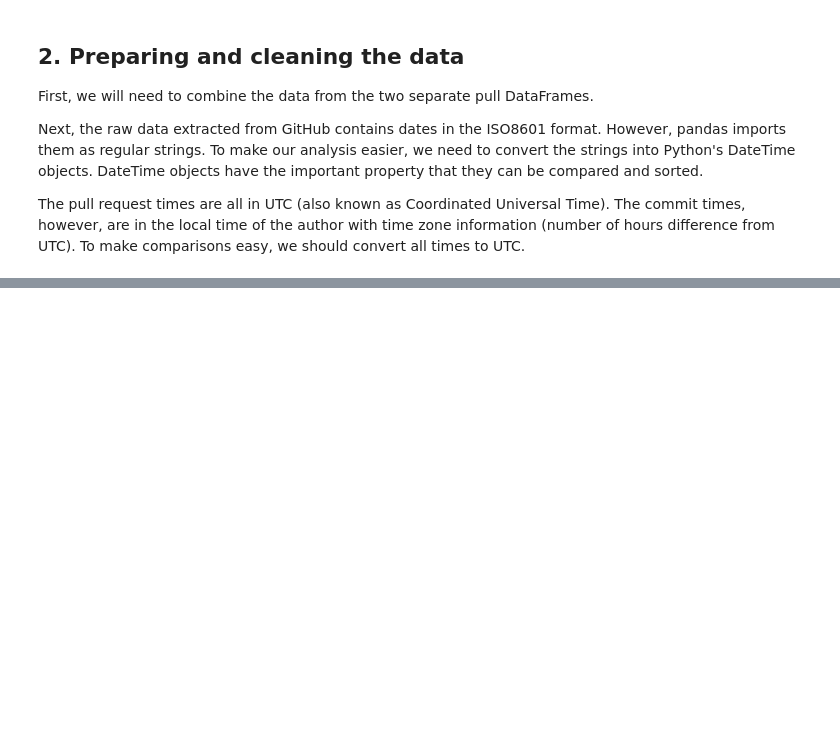
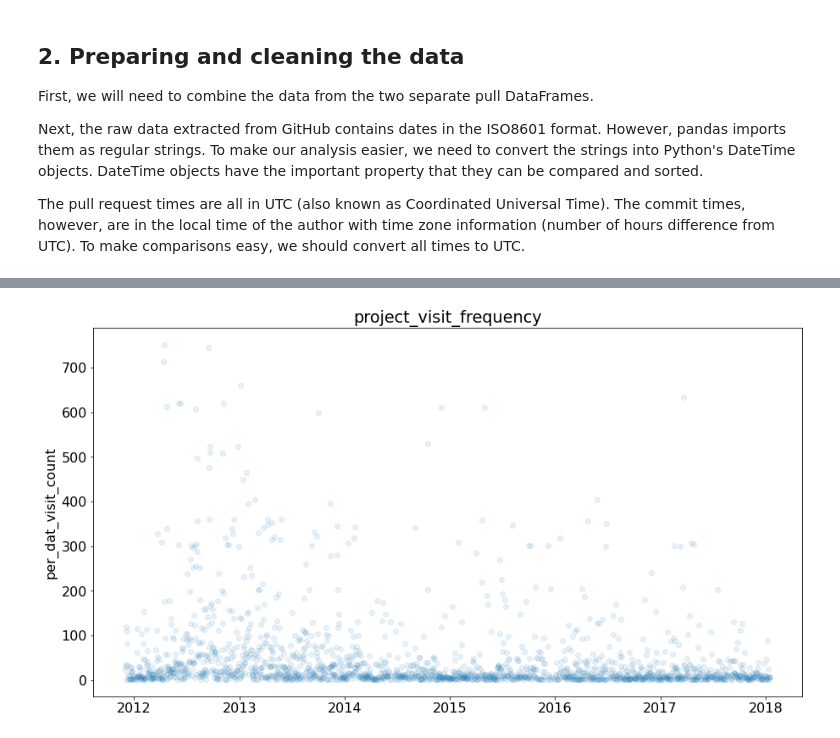
Before and after one commit to johnhhu2020/DataCamp-Data-Scientist-with-Python-Track, a Jupyter notebook: The GitHub History of the Scala Language.ipynb, the cells around one changed output, grey strips where cells are left out. Cells and saved outputs as stored; diff of their text form; code cells hidden in the pictures; blank space fills up the shorter version.

```diff
--- a/The GitHub History of the Scala Language.ipynb
+++ b/The GitHub History of the Scala Language.ipynb
@@ -75,3 +77,19 @@ First, we will need to combine the data from the two separate pull DataFrames.
 Next, the raw data extracted from GitHub contains dates in the ISO8601 format. However, pandas imports them as regular strings. To make our analysis easier, we need to convert the strings into Python's DateTime objects. DateTime objects have the important property that they can be compared and sorted.
 
 The pull request times are all in UTC (also known as Coordinated Universal Time). The commit times, however, are in the local time of the author with time zone information (number of hours difference from UTC). To make comparisons easy, we should convert all times to UTC.
+# %%
+df = pd.concat([pulls_11_13, pulls_14_18], ignore_index=True, keys='pid', sort=True)
+                                                            # df.merge() on=,  pd.concat() keys=
+                                                            #########################################################
+print(df.head())
+print(df.shape)
+
+
+df['date'] = pd.to_datetime(df['date'])
+print(df.head())
+
+
+from datetime import datetime
+
+tzone = datetime.today() - datetime.utcnow()
+print(tzone)
@@ -77,0 +123,4 @@ The pull request times are all in UTC (also known as Coordinated Universal Time)
+# %%
+f_df = df.merge(pull_files, on='pid').sort_values('date')
+
+print(f_df[1060:1090])
@@ -77,0 +159,54 @@ The pull request times are all in UTC (also known as Coordinated Universal Time)
+# %%
+import matplotlib.pyplot as plt
+
+
+f_df['date2'] = f_df['date'].dt.date
+#print(f_df.head())
+
+
+
+
+
+#f_df['ym_group'] = [i.year+i.month for i in f_df['date']]
+
+
+
+#ff = [i[0:8] for i in f_df['str_date'][:100]]
+#print(ff)
+
+#f_df['date_group'] = pd.DataFrame()
+#for i in f_df['date']:
+#    f_df['date_group'].append(str(i.year)+' '+str(i.month))
+
+
+
+count = f_df.groupby('date2').count()
+
+#plt.scatter(x=day_group, y=f_df.groupby('ym_group').count())
+
+
+#print(f_df.groupby('date')['pid'].value_counts())
+
+
+
+#count.plot(kind='bar', figsize=(12, 8))
+
+
+
+outcome = f_df.pivot_table(values='pid', index='date2', aggfunc=lambda x: x.count())
+print(outcome)
+
+
+plt.rcParams['font.size'] = '16'
+fig = plt.figure(figsize=(15,8))
+
+plt.scatter(x=outcome.index, y=outcome['pid'], alpha=0.1)
+
+
+# avg_inv_by_month = inv_jul_thr_sep.groupby(level=0)['total'].mean()
+
+plt.ylabel('per_dat_visit_count')
+plt.title('project_visit_frequency')   # pid count by date
+
+plt.show()
+# %% [output]
@@ -77,0 +228 @@ The pull request times are all in UTC (also known as Coordinated Universal Time)
+[figure, added]
```
Also changed, not shown: parts of 10 cells of this notebook.
